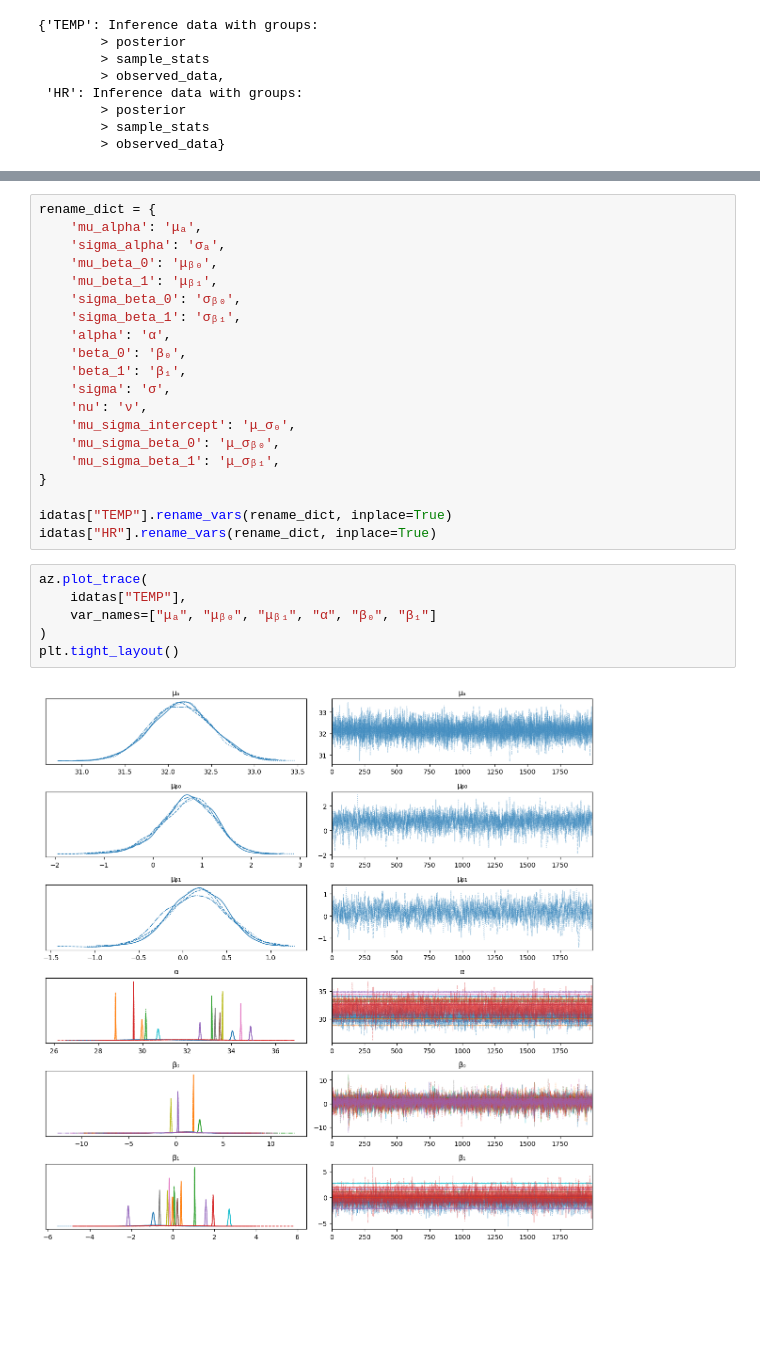
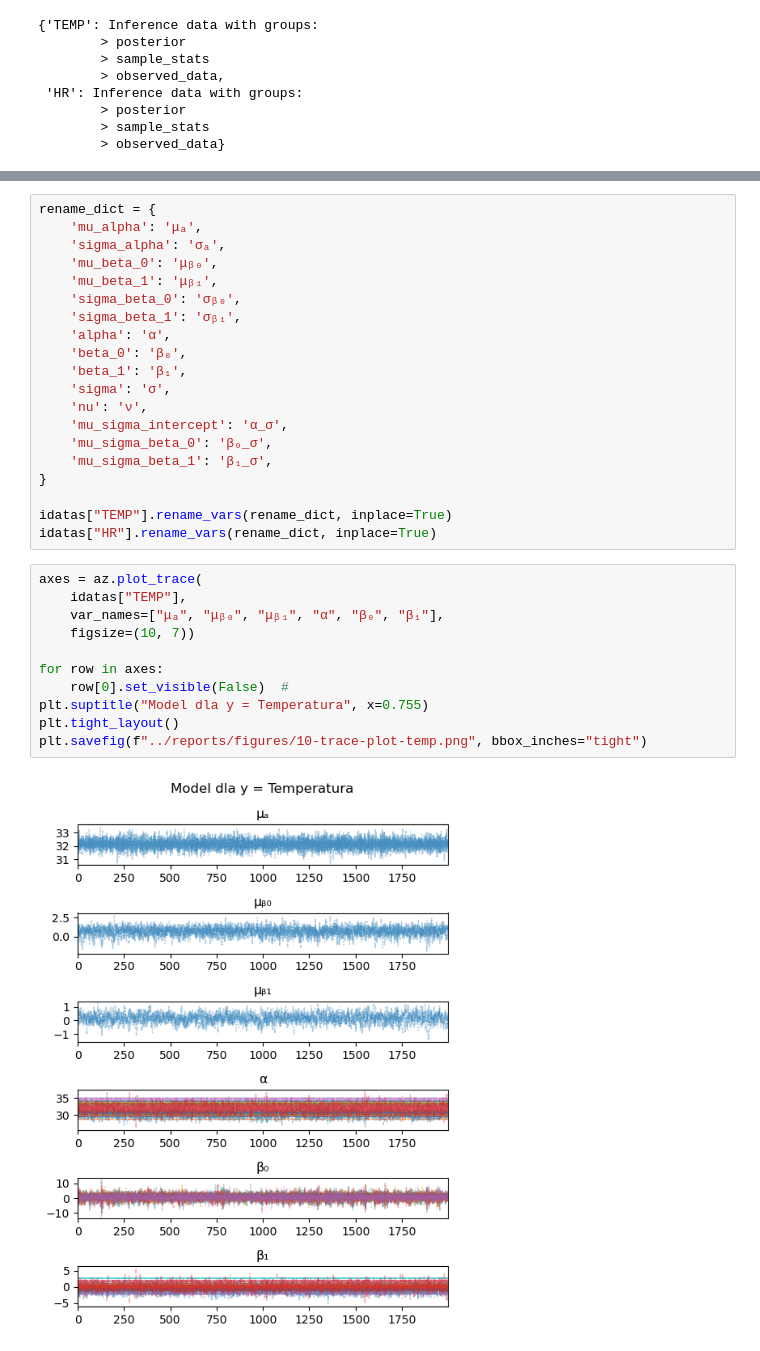
Before and after one commit to JakubGorgon/praca_lic, a Jupyter notebook: src/analysis_of_posterior.ipynb, the cells around one changed output, grey strips where cells are left out. Saved outputs shown, nothing was run; the diff lists cells and outputs as text; blank space fills up the shorter version.

```diff
--- a/src/analysis_of_posterior.ipynb
+++ b/src/analysis_of_posterior.ipynb
@@ -194,19 +195,24 @@ rename_dict = {
     'beta_1': 'β₁',
     'sigma': 'σ',
     'nu': 'ν',
-    'mu_sigma_intercept': 'μ_σ₀',
-    'mu_sigma_beta_0': 'μ_σᵦ₀',
-    'mu_sigma_beta_1': 'μ_σᵦ₁',
+    'mu_sigma_intercept': 'α_σ',
+    'mu_sigma_beta_0': 'β₀_σ',
+    'mu_sigma_beta_1': 'β₁_σ',
 }
 
 idatas["TEMP"].rename_vars(rename_dict, inplace=True)
 idatas["HR"].rename_vars(rename_dict, inplace=True)
-# %%
-az.plot_trace(
-    idatas["TEMP"],
-    var_names=["μₐ", "μᵦ₀", "μᵦ₁", "α", "β₀", "β₁"]
-)
-plt.tight_layout()
-# %% [output]
-[figure, removed]
+# %%
+axes = az.plot_trace(
+    idatas["TEMP"],
+    var_names=["μₐ", "μᵦ₀", "μᵦ₁", "α", "β₀", "β₁"],
+    figsize=(10, 7))
+
+for row in axes:
+    row[0].set_visible(False)  #
+plt.suptitle("Model dla y = Temperatura", x=0.755)
+plt.tight_layout()
+plt.savefig(f"../reports/figures/10-trace-plot-temp.png", bbox_inches="tight")
+# %% [output]
+[figure, added]
 # %%
```
Also changed, not shown: parts of 27 cells of this notebook, 16 other files.
